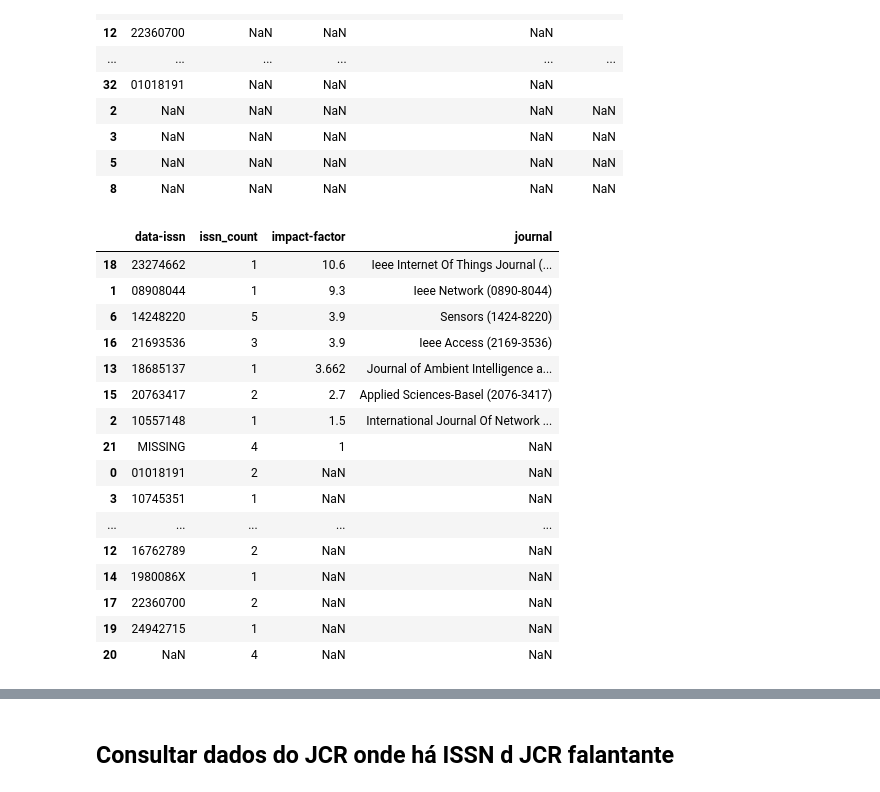
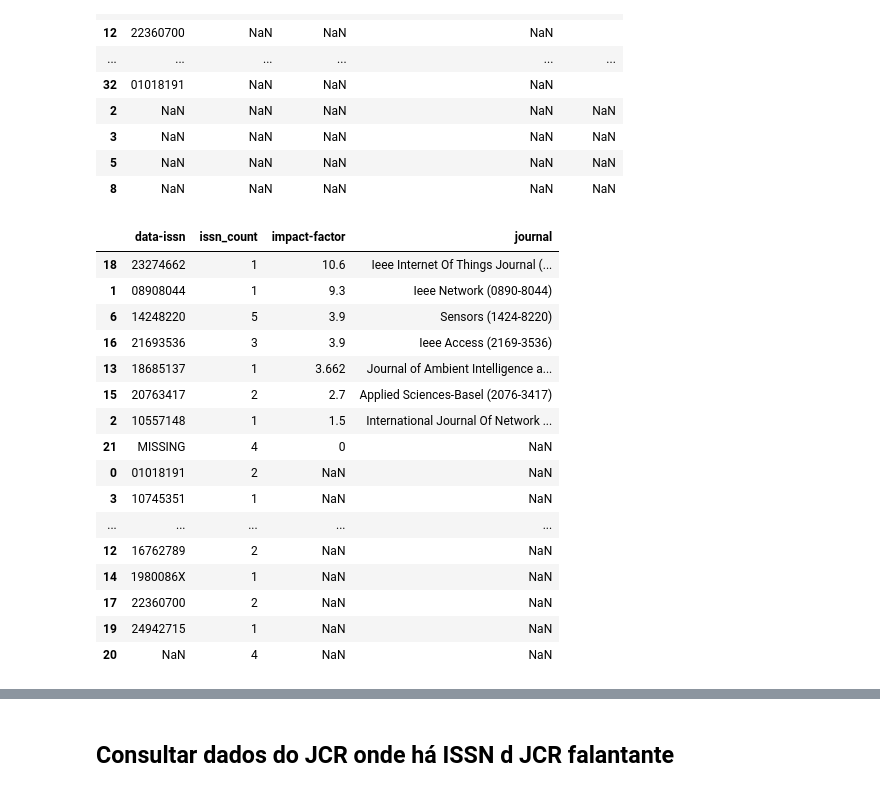
Before and after one commit to makaires77/fioce, a Jupyter notebook: source/adapters/input/jupyter_notebooks/parse_lattes_n4j.ipynb, the cells around one changed output, grey strips where cells are left out. Drawn from its saved outputs; the diff is of its cells as text; code cells hidden in the pictures.

```diff
--- a/source/adapters/input/jupyter_notebooks/parse_lattes_n4j.ipynb
+++ b/source/adapters/input/jupyter_notebooks/parse_lattes_n4j.ipynb
@@ -1885,11 +1885,17 @@ def plot_scatter(jcr_properties_list):
 
     data_all_counts = data_all_counts.sort_values(by=['impact-factor'], ascending=False)
 
+    # Definindo sua própria paleta de cores discreta
+    color_palette = ['Maroon', 'DarkOrange', 'Orange', 'Gold', 'Cyan', '#DAF7A6']
+
     # Criar o gráfico de dispersão com Plotly Express
     fig = px.scatter(data_all_counts, x='data-issn', y='impact-factor', color='impact-factor',
                      title='Gráfico de Dispersão de Fator de Impacto versus ISSN',
                      labels={'data-issn': 'ISSN', 'impact-factor': 'Fator de Impacto', 'issn_count': 'Quantidade'},
-                     hover_data=['journal'])
+                     hover_data=['journal'],
+                    #  color_continuous_scale="Viridis",
+                    #  color_discrete_sequence=color_palette,
+                     )
 
     # Adicionar contagem como tamanho dos pontos
     fig.update_traces(marker=dict(size=data_all_counts['issn_count'] * 20))
@@ -1923,44 +1929,45 @@ def plot_scatter(jcr_properties_list):
     grouped.rename(columns={"count": "issn_count", "impact_factor_max": "impact-factor"}, inplace=True)
 
     count_nan_issn  = data['data-issn'].isna().sum()
-    null_row        = pd.DataFrame({'data-issn': ['MISSING'], 'issn_count': [count_nan_issn], 'impact-factor': [1], 'journal': [np.nan]})
+    null_row        = pd.DataFrame({'data-issn': ['MISSING'], 'issn_count': [count_nan_issn], 'impact-factor': [0], 'journal': [np.nan]})
 
     # Concatenando a linha de MISSING com o dataframe agrupado
     data_all_counts = pd.concat([grouped, null_row], ignore_index=True)
 
     data_all_counts = data_all_counts.sort_values(by=['impact-factor'], ascending=False)
 
     # Criar o gráfico de dispersão com Plotly Express
     fig = px.scatter(data_all_counts, x='data-issn', y='impact-factor', color='issn_count',
                      size='issn_count',
                      title='Gráfico de Dispersão de Fator de Impacto versus ISSN',
                      labels={'data-issn': 'ISSN', 'impact-factor': 'Fator de Impacto', 'issn_count': 'Quantidade'},
-                     hover_data=['journal'])
+                     hover_data=['journal'],
+                     color_continuous_scale="YlOrRd")
 
     # Personalizar layout
-    # fig.update_traces(marker=dict(size=data_all_counts['issn_count'] * 15))
-    max_impact = int(data_all_counts['impact-factor'].max()) + 1  # máximo impact-factor arredondado para cima
+    fig.update_traces(marker=dict(size=data_all_counts['issn_count'] * 2))
     fig.update_xaxes(tickangle=315, tickvals=data_all_counts['data-issn'].tolist(), categoryorder='total ascending')
     fig.update_traces(marker=dict(opacity=1))
+    max_impact = int(data_all_counts['impact-factor'].max()) + 1  # máximo impact-factor arredondado para cima
     fig.update_layout(yaxis=dict(autorange=True, tickvals=list(range(max_impact))))
 
     # Exibir o gráfico
     fig.show()
 
     return data_all_counts
 
 # Chame a função com sua lista de dados jcr_properties_list
 plot_scatter(jcr_properties_list)
 # %% [output]
 |  | data-issn | issn_count | impact-factor | journal |
 | 18 | 23274662 | 1 | 10.6 | Ieee Internet Of Things Journal (... |
 | 1 | 08908044 | 1 | 9.3 | Ieee Network (0890-8044) |
 | 6 | 14248220 | 5 | 3.9 | Sensors (1424-8220) |
 | 16 | 21693536 | 3 | 3.9 | Ieee Access (2169-3536) |
 | 13 | 18685137 | 1 | 3.662 | Journal of Ambient Intelligence a... |
 | 15 | 20763417 | 2 | 2.7 | Applied Sciences-Basel (2076-3417) |
 | 2 | 10557148 | 1 | 1.5 | International Journal Of Network ... |
-| 21 | MISSING | 4 | 1 | NaN |
+| 21 | MISSING | 4 | 0 | NaN |
 | 0 | 01018191 | 2 | NaN | NaN |
 | 3 | 10745351 | 1 | NaN | NaN |
 | ... | ... | ... | ... | ... |
```
Also changed, not shown: parts of 24 cells of this notebook, 1 other file.
